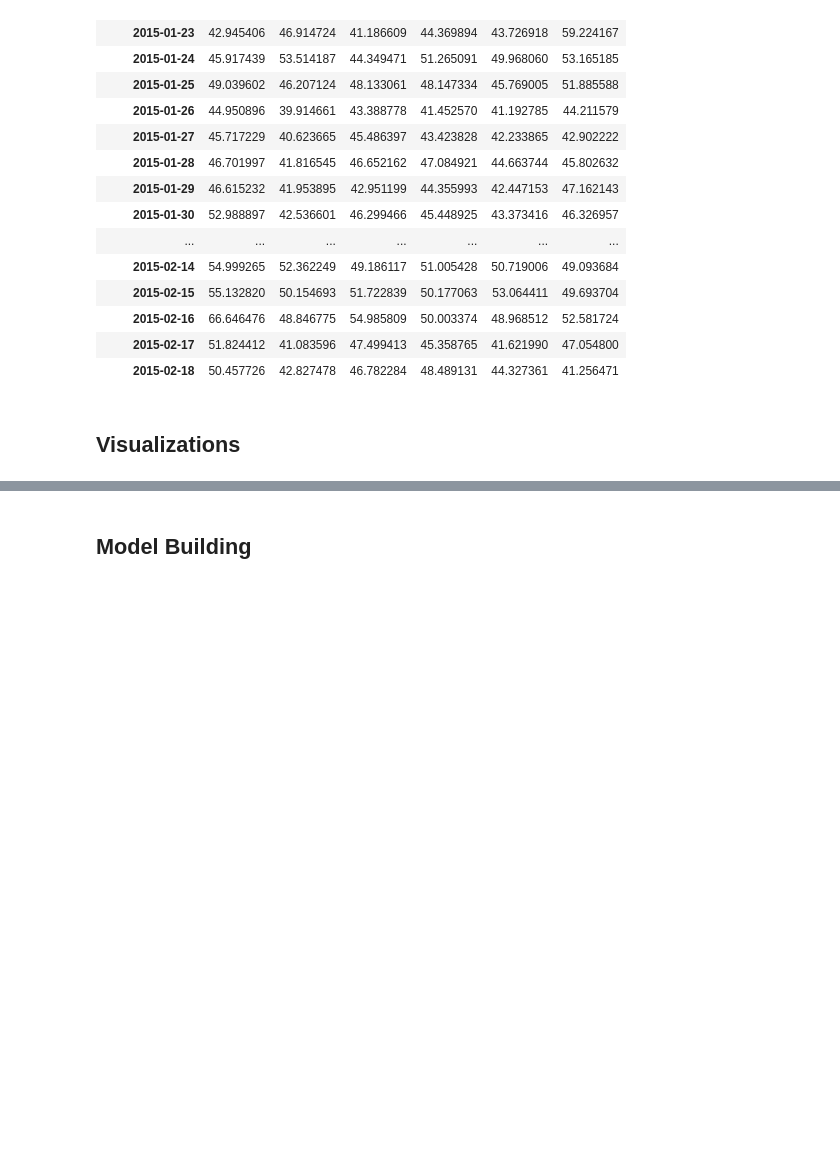
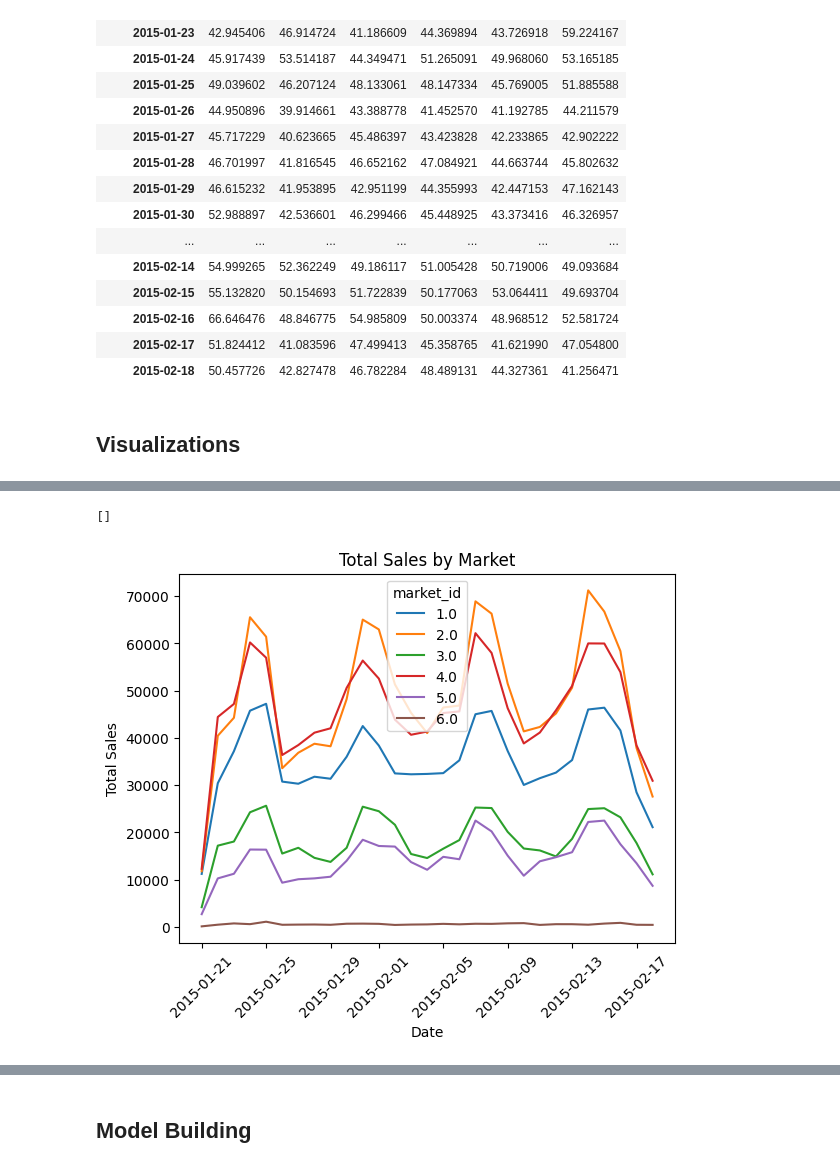
Before and after one commit to ShaneJett-DS/Doordash_Delivery_Analysis, a Jupyter notebook: delivery_eda.ipynb, the cells around one changed output, grey strips where cells are left out. Cells and saved outputs as stored; diff of their text form; code cells hidden in the pictures; blank space fills up the shorter version.

```diff
--- a/delivery_eda.ipynb
+++ b/delivery_eda.ipynb
@@ -355,0 +380,3 @@ plt.plot()
+# %%
+market_total_sales = pd.pivot_table(data=deliveries, index='created_at_date', columns='market_id', values='subtotal', aggfunc='sum')
+market_total_sales
@@ -355,0 +402,6 @@ plt.plot()
+# %%
+market_total_sales.plot(xlabel='Date', ylabel='Total Sales', rot=45, title='Total Sales by Market')
+plt.plot()
+# %% [output]
+[]
+[figure, added]
```
Also changed, not shown: parts of 10 cells of this notebook.
